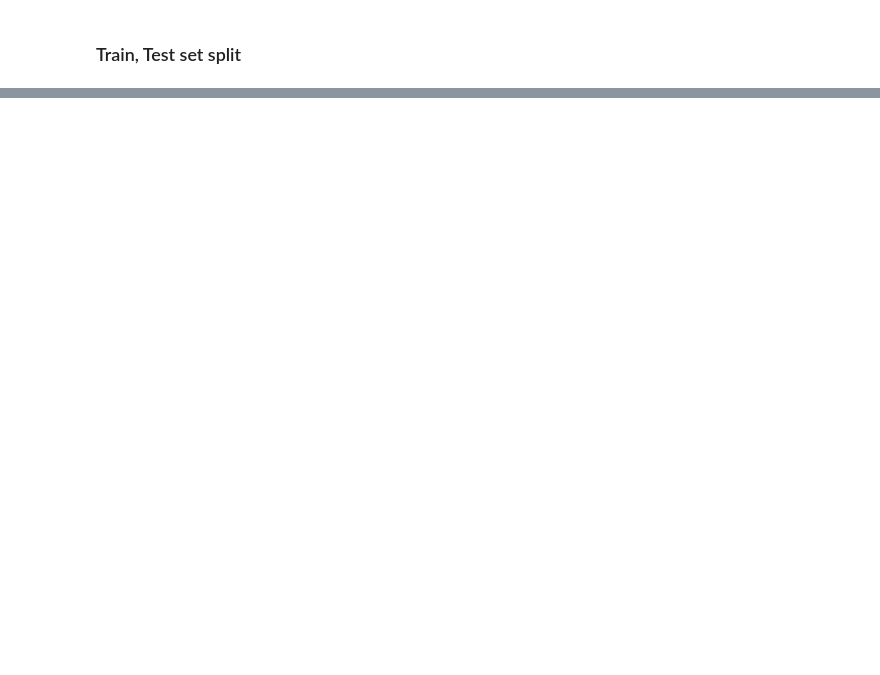
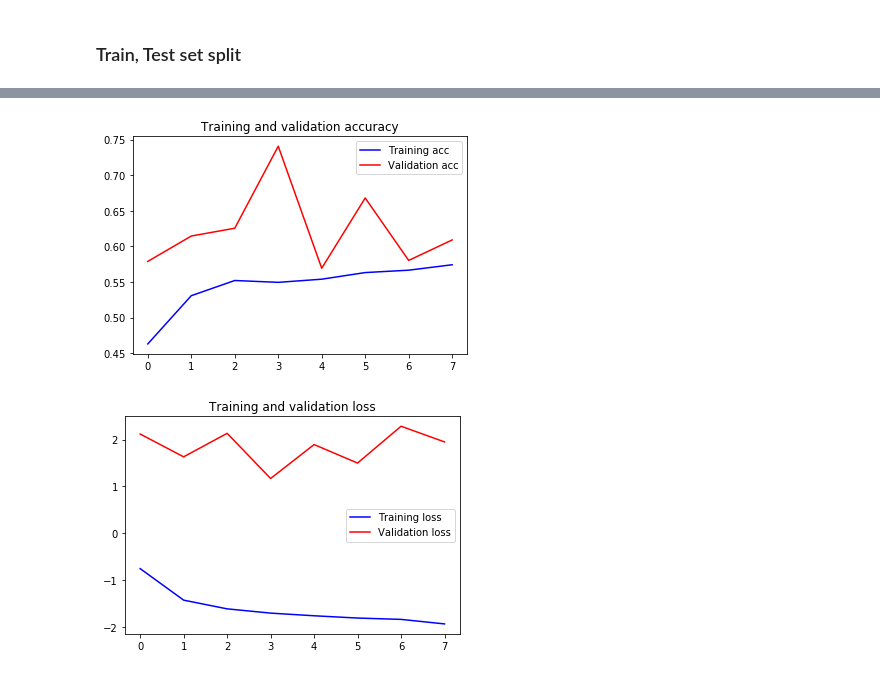
Before and after one commit to raymondng76/PRS-PRMLS-2019-08-26-IS1FT-CA2, a Jupyter notebook: code/CA2.ipynb, the cells around one changed output, grey strips where cells are left out. Drawn from its saved outputs; the diff is of its cells as text; code cells hidden in the pictures; blank space fills up the shorter version.

```diff
--- a/code/CA2.ipynb
+++ b/code/CA2.ipynb
@@ -167,0 +299,8 @@ Name: label, dtype: object
+# %%
+model = Sequential()
+model.add(embedding_layer)
+model.add(Dropout(0.5))
+model.add(LSTM(100, dropout=0.2, recurrent_dropout=0.2))
+model.add(Dense(1, activation='sigmoid'))
+
+model.summary()
@@ -167,0 +325,4 @@ Name: label, dtype: object
+# %%
+model.compile(loss='binary_crossentropy',
+              optimizer="adam",
+              metrics=['accuracy'])
@@ -167,0 +335,11 @@ Name: label, dtype: object
+# %%
+callbacks = [ ReduceLROnPlateau(monitor='val_loss', patience=5, cooldown=0),
+              EarlyStopping(monitor='val_acc', min_delta=1e-4, patience=5)]
+# %%
+%%time
+history = model.fit(x_train, y_train,
+                    batch_size=32,
+                    epochs=8,
+                    validation_split=0.1,
+                    verbose=1,
+                    callbacks=callbacks)
@@ -167,0 +377,24 @@ Name: label, dtype: object
+# %%
+acc = history.history['acc']
+val_acc = history.history['val_acc']
+loss = history.history['loss']
+val_loss = history.history['val_loss']
+
+epochs = range(len(acc))
+
+plt.plot(epochs, acc, 'b', label='Training acc')
+plt.plot(epochs, val_acc, 'r', label='Validation acc')
+plt.title('Training and validation accuracy')
+plt.legend()
+
+plt.figure()
+
+plt.plot(epochs, loss, 'b', label='Training loss')
+plt.plot(epochs, val_loss, 'r', label='Validation loss')
+plt.title('Training and validation loss')
+plt.legend()
+
+plt.show()
+# %% [output]
+[figure, added]
+[figure, added]
```
Also changed, not shown: parts of 36 cells of this notebook.
